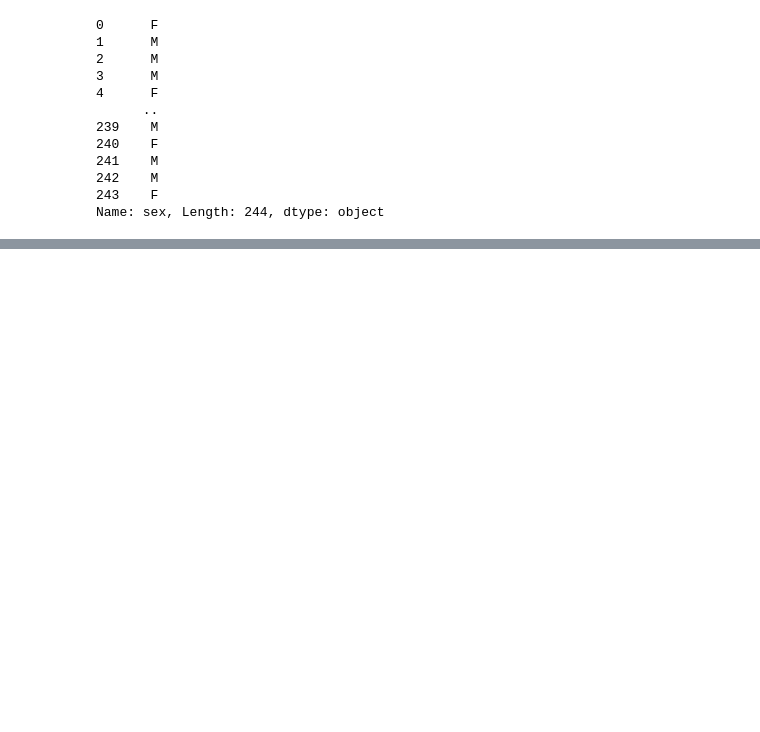
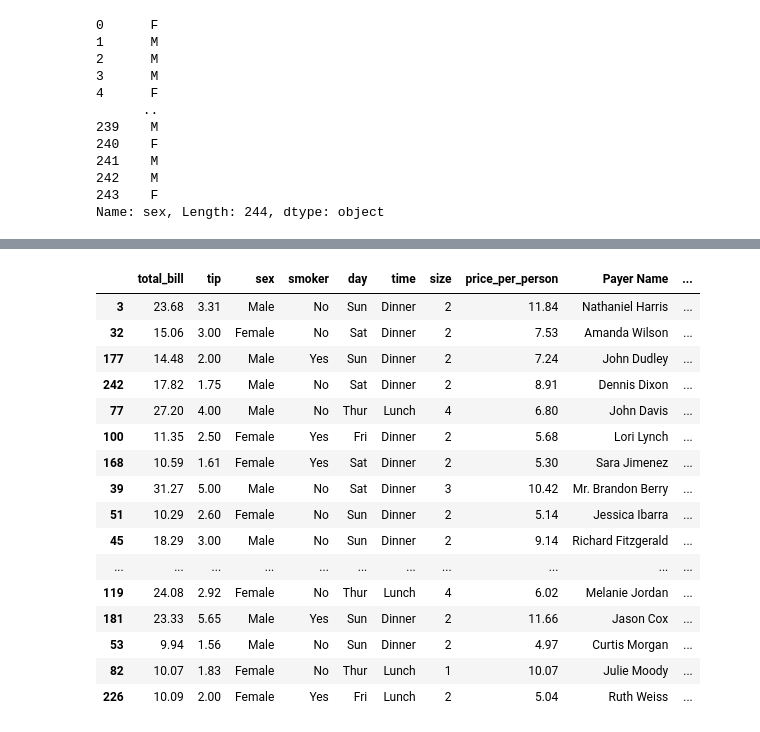
Before and after one commit to RagnarOkayy/DataAnalysisPython, a Jupyter notebook: UdemyDataframe.ipynb, the cells around one changed output, grey strips where cells are left out. Drawn from its saved outputs; the diff is of its cells as text; code cells hidden in the pictures; blank space fills up the shorter version.

```diff
--- a/UdemyDataframe.ipynb
+++ b/UdemyDataframe.ipynb
@@ -913,0 +1038,20 @@ Name: sex, Length: 244, dtype: object
+# %%
+df.sample(frac=0.1) # will frac only 10%
+# %% [output]
+|  | total_bill | tip | sex | smoker | day | time | size | price_per_person | Payer Name | ... |
+| 3 | 23.68 | 3.31 | Male | No | Sun | Dinner | 2 | 11.84 | Nathaniel Harris | ... |
+| 32 | 15.06 | 3.00 | Female | No | Sat | Dinner | 2 | 7.53 | Amanda Wilson | ... |
+| 177 | 14.48 | 2.00 | Male | Yes | Sun | Dinner | 2 | 7.24 | John Dudley | ... |
+| 242 | 17.82 | 1.75 | Male | No | Sat | Dinner | 2 | 8.91 | Dennis Dixon | ... |
+| 77 | 27.20 | 4.00 | Male | No | Thur | Lunch | 4 | 6.80 | John Davis | ... |
+| 100 | 11.35 | 2.50 | Female | Yes | Fri | Dinner | 2 | 5.68 | Lori Lynch | ... |
+| 168 | 10.59 | 1.61 | Female | Yes | Sat | Dinner | 2 | 5.30 | Sara Jimenez | ... |
+| 39 | 31.27 | 5.00 | Male | No | Sat | Dinner | 3 | 10.42 | Mr. Brandon Berry | ... |
+| 51 | 10.29 | 2.60 | Female | No | Sun | Dinner | 2 | 5.14 | Jessica Ibarra | ... |
+| 45 | 18.29 | 3.00 | Male | No | Sun | Dinner | 2 | 9.14 | Richard Fitzgerald | ... |
+| ... | ... | ... | ... | ... | ... | ... | ... | ... | ... | ... |
+| 119 | 24.08 | 2.92 | Female | No | Thur | Lunch | 4 | 6.02 | Melanie Jordan | ... |
+| 181 | 23.33 | 5.65 | Male | Yes | Sun | Dinner | 2 | 11.66 | Jason Cox | ... |
+| 53 | 9.94 | 1.56 | Male | No | Sun | Dinner | 2 | 4.97 | Curtis Morgan | ... |
+| 82 | 10.07 | 1.83 | Female | No | Thur | Lunch | 1 | 10.07 | Julie Moody | ... |
+| 226 | 10.09 | 2.00 | Female | Yes | Fri | Lunch | 2 | 5.04 | Ruth Weiss | ... |
```
Also changed, not shown: parts of 10 cells of this notebook.
